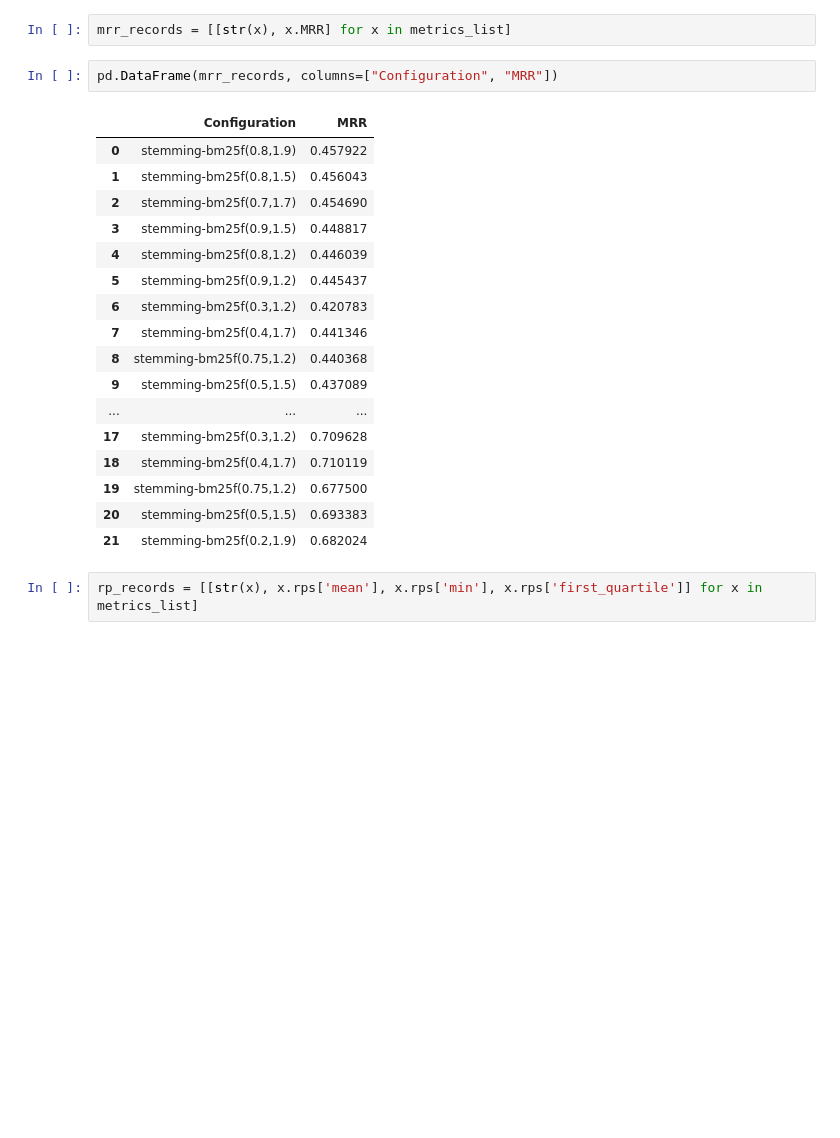
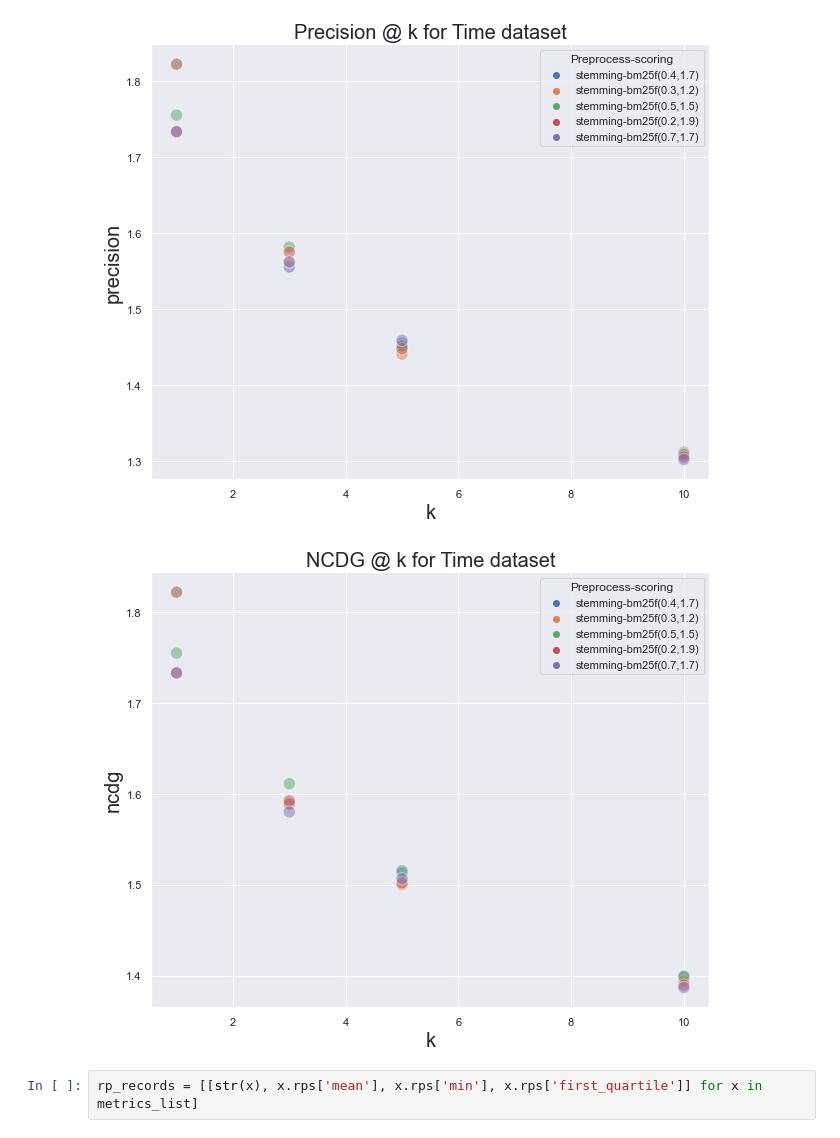
Before and after one commit to msterpa87/DMT-HW1, a Jupyter notebook: data/part_1/part_1_1/sw/plots.ipynb, the cells around one changed output. Saved outputs shown, nothing was run; the diff lists cells and outputs as text; blank space fills up the shorter version.

```diff
--- a/data/part_1/part_1_1/sw/plots.ipynb
+++ b/data/part_1/part_1_1/sw/plots.ipynb
@@ -48,25 +132,9 @@ scatter.legend(title="Preprocess-Scoring")
 # %%
-mrr_records = [[str(x), x.MRR] for x in metrics_list]
+# %% [output]
+[figure, added]
 # %%
-pd.DataFrame(mrr_records, columns=["Configuration", "MRR"])
 # %% [output]
-|  | Configuration | MRR |
-| 0 | stemming-bm25f(0.8,1.9) | 0.457922 |
-| 1 | stemming-bm25f(0.8,1.5) | 0.456043 |
-| 2 | stemming-bm25f(0.7,1.7) | 0.454690 |
-| 3 | stemming-bm25f(0.9,1.5) | 0.448817 |
-| 4 | stemming-bm25f(0.8,1.2) | 0.446039 |
-| 5 | stemming-bm25f(0.9,1.2) | 0.445437 |
-| 6 | stemming-bm25f(0.3,1.2) | 0.420783 |
-| 7 | stemming-bm25f(0.4,1.7) | 0.441346 |
-| 8 | stemming-bm25f(0.75,1.2) | 0.440368 |
-| 9 | stemming-bm25f(0.5,1.5) | 0.437089 |
-| ... | ... | ... |
-| 17 | stemming-bm25f(0.3,1.2) | 0.709628 |
-| 18 | stemming-bm25f(0.4,1.7) | 0.710119 |
-| 19 | stemming-bm25f(0.75,1.2) | 0.677500 |
-| 20 | stemming-bm25f(0.5,1.5) | 0.693383 |
-| 21 | stemming-bm25f(0.2,1.9) | 0.682024 |
+[figure, added]
 # %%
 rp_records = [[str(x), x.rps['mean'], x.rps['min'], x.rps['first_quartile']] for x in metrics_list]
 # %%
```
Also changed, not shown: parts of 14 cells of this notebook, 5 other files.
